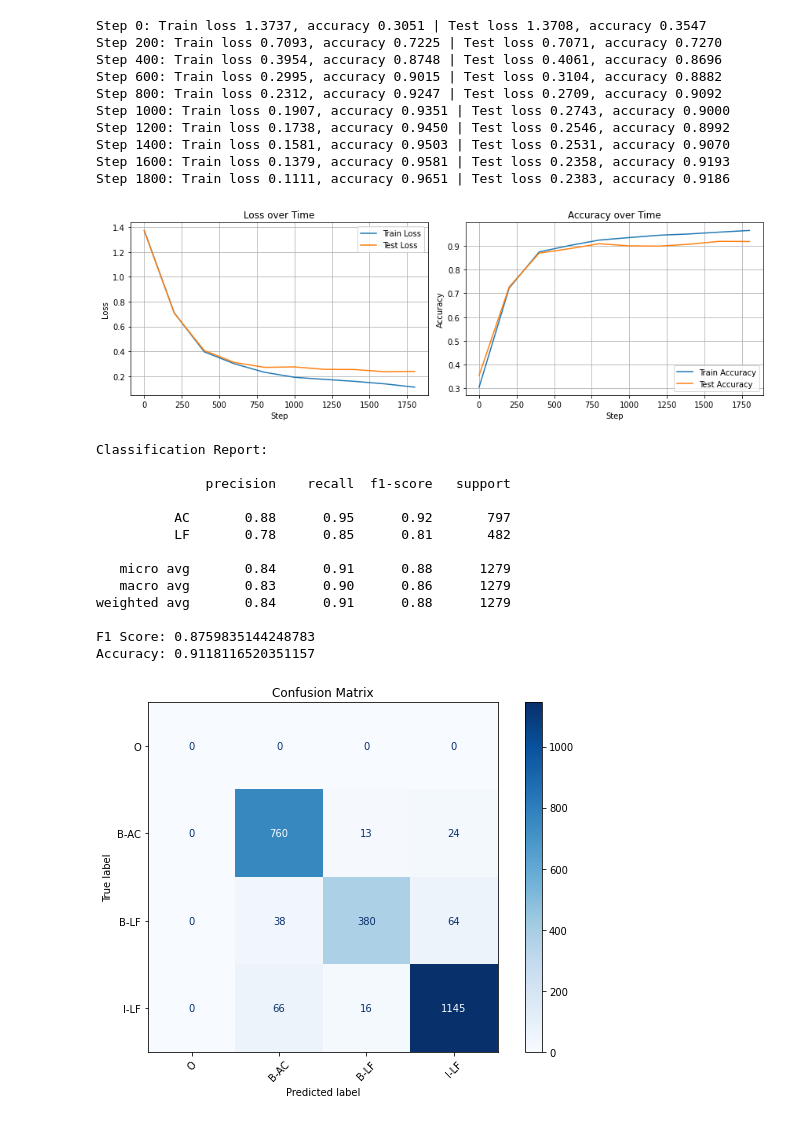
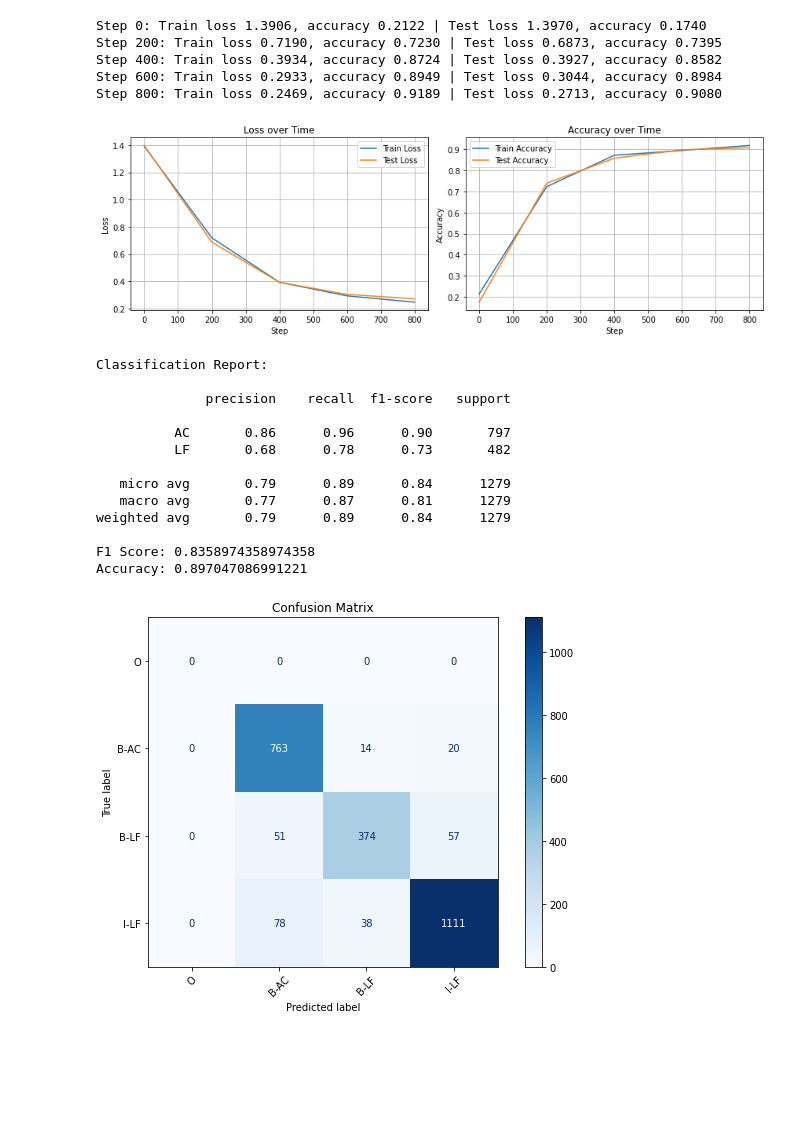
Before and after one commit to DonRL10/NLP-project, a Jupyter notebook: nlp_project(glove_bilstm).ipynb, the cells around one changed output. Drawn from its saved outputs; the diff is of its cells as text; code cells hidden in the pictures; blank space fills up the shorter version.

```diff
--- a/nlp_project(glove_bilstm).ipynb
+++ b/nlp_project(glove_bilstm).ipynb
@@ -163,7 +163,7 @@ import torch.nn.functional as F
 
 def train_model(model, optimizer):
     model.to(device)
-    max_iters = 2000
+    max_iters = 1000
     eval_interval = 200
 
     # Lists to store metrics
@@ -267,35 +267,30 @@ def evaluate_model(model):
     plt.show()
 # %%
 model = BiLSTM_NER(len(vocab), 100, 128, n_labels, embedding_matrix)
-optimizer = torch.optim.Adam(model.parameters(), lr=1e-4)
+optimizer = torch.optim.AdamW(model.parameters(), lr=1e-4)
 model = train_model(model, optimizer)
 evaluate_model(model)
 # %% [output]
-Step 0: Train loss 1.3737, accuracy 0.3051 | Test loss 1.3708, accuracy 0.3547
-Step 200: Train loss 0.7093, accuracy 0.7225 | Test loss 0.7071, accuracy 0.7270
-Step 400: Train loss 0.3954, accuracy 0.8748 | Test loss 0.4061, accuracy 0.8696
-Step 600: Train loss 0.2995, accuracy 0.9015 | Test loss 0.3104, accuracy 0.8882
-Step 800: Train loss 0.2312, accuracy 0.9247 | Test loss 0.2709, accuracy 0.9092
-Step 1000: Train loss 0.1907, accuracy 0.9351 | Test loss 0.2743, accuracy 0.9000
-Step 1200: Train loss 0.1738, accuracy 0.9450 | Test loss 0.2546, accuracy 0.8992
-Step 1400: Train loss 0.1581, accuracy 0.9503 | Test loss 0.2531, accuracy 0.9070
-Step 1600: Train loss 0.1379, accuracy 0.9581 | Test loss 0.2358, accuracy 0.9193
-Step 1800: Train loss 0.1111, accuracy 0.9651 | Test loss 0.2383, accuracy 0.9186
+Step 0: Train loss 1.3906, accuracy 0.2122 | Test loss 1.3970, accuracy 0.1740
+Step 200: Train loss 0.7190, accuracy 0.7230 | Test loss 0.6873, accuracy 0.7395
+Step 400: Train loss 0.3934, accuracy 0.8724 | Test loss 0.3927, accuracy 0.8582
+Step 600: Train loss 0.2933, accuracy 0.8949 | Test loss 0.3044, accuracy 0.8984
+Step 800: Train loss 0.2469, accuracy 0.9189 | Test loss 0.2713, accuracy 0.9080
-[figure, old version]
+[figure, new version]
 Classification Report:
 
               precision    recall  f1-score   support
 
-          AC       0.88      0.95      0.92       797
-          LF       0.78      0.85      0.81       482
+          AC       0.86      0.96      0.90       797
+          LF       0.68      0.78      0.73       482
 
-   micro avg       0.84      0.91      0.88      1279
-   macro avg       0.83      0.90      0.86      1279
-weighted avg       0.84      0.91      0.88      1279
+   micro avg       0.79      0.89      0.84      1279
+   macro avg       0.77      0.87      0.81      1279
+weighted avg       0.79      0.89      0.84      1279
 
-F1 Score: 0.8759835144248783
-Accuracy: 0.9118116520351157
+F1 Score: 0.8358974358974358
+Accuracy: 0.897047086991221
-[figure, old version]
+[figure, new version]
 # %%
 model = BiLSTM_NER(len(vocab), 100, 128, n_labels, embedding_matrix)
 optimizer = torch.optim.Adam(model.parameters(), lr=1e-5)
```
Also changed, not shown: parts of 3 cells of this notebook, 1 other file.
